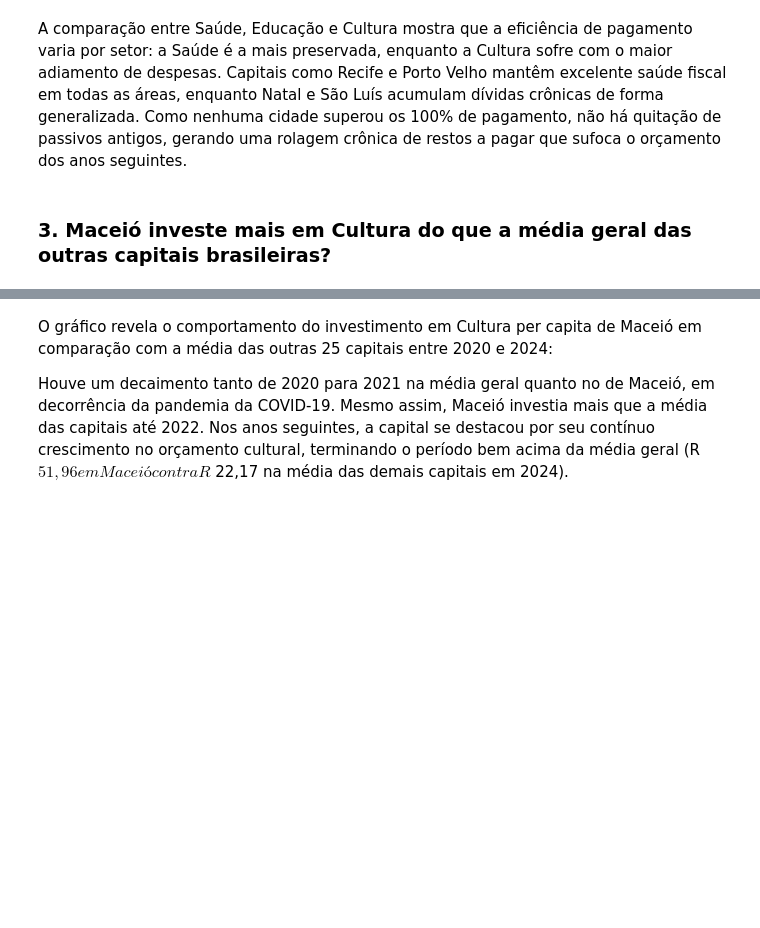
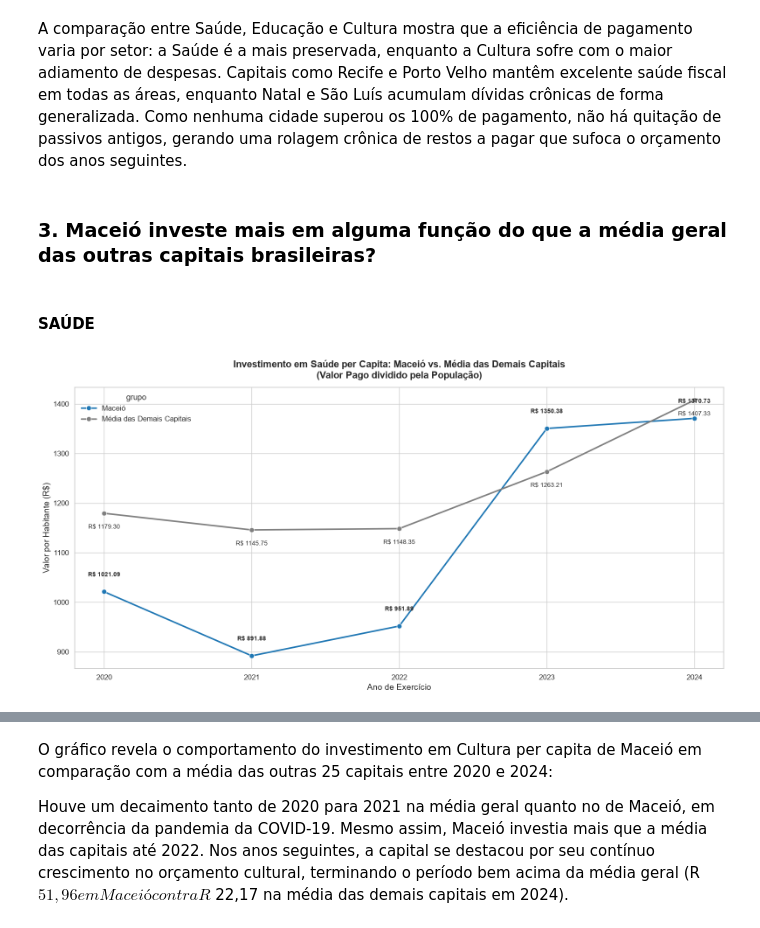
Before and after one commit to doardoE/Desafio-Analista-de-Dados-Sefaz-Macei-, a Jupyter notebook: notebooks/analise_descritiva.ipynb, the cells around one changed output, grey strips where cells are left out. Cells and saved outputs as stored; diff of their text form; code cells hidden in the pictures; blank space fills up the shorter version.

```diff
--- a/notebooks/analise_descritiva.ipynb
+++ b/notebooks/analise_descritiva.ipynb
@@ -112,4 +112,13 @@ O gráfico revela o alinhamento entre a eficiência de pagamento do ano corrente
 # %% [markdown]
 A comparação entre Saúde, Educação e Cultura mostra que a eficiência de pagamento varia por setor: a Saúde é a mais preservada, enquanto a Cultura sofre com o maior adiamento de despesas. Capitais como Recife e Porto Velho mantêm excelente saúde fiscal em todas as áreas, enquanto Natal e São Luís acumulam dívidas crônicas de forma generalizada. Como nenhuma cidade superou os 100% de pagamento, não há quitação de passivos antigos, gerando uma rolagem crônica de restos a pagar que sufoca o orçamento dos anos seguintes.
 # %% [markdown]
-### 3. Maceió investe mais em Cultura do que a média geral das outras capitais brasileiras?
+### 3. Maceió investe mais em alguma função do que a média geral das outras capitais brasileiras?
+# %% [markdown]
+#### SAÚDE
+# %%
+from src.visualizacao.linha_comparativo_funcao_per_capita import plotar_comparativo_funcao_per_capita
+
+df = obter_dados_funcao_per_capita(db.con, "Saúde").df()
+plotar_comparativo_funcao_per_capita(df, "Saúde")
+# %% [output]
+[figure, added]
```
Also changed, not shown: parts of 18 cells of this notebook, 3 other files.
